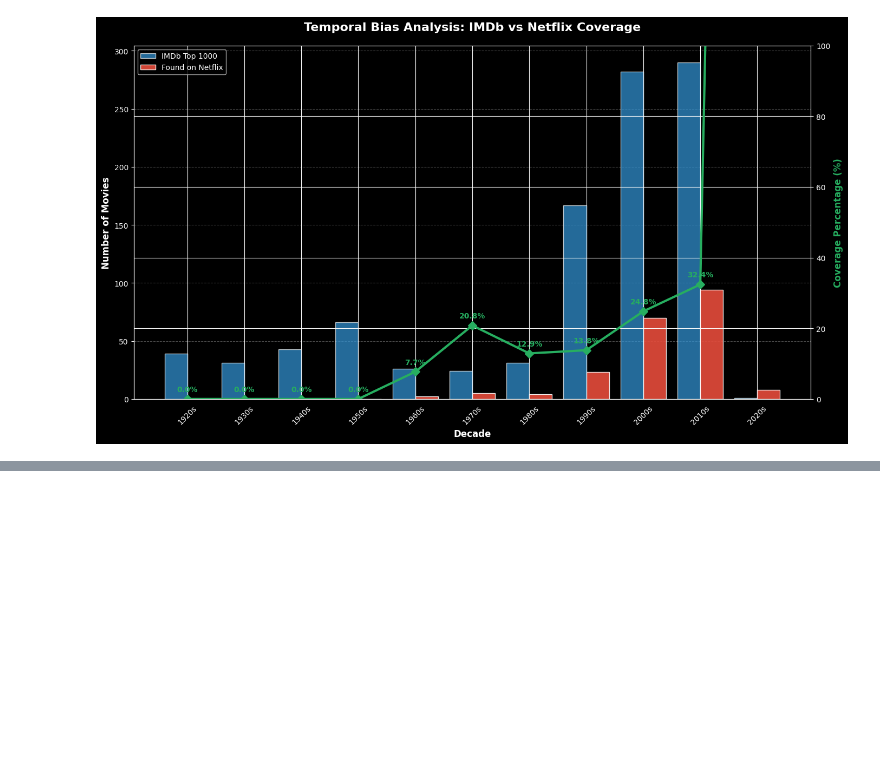
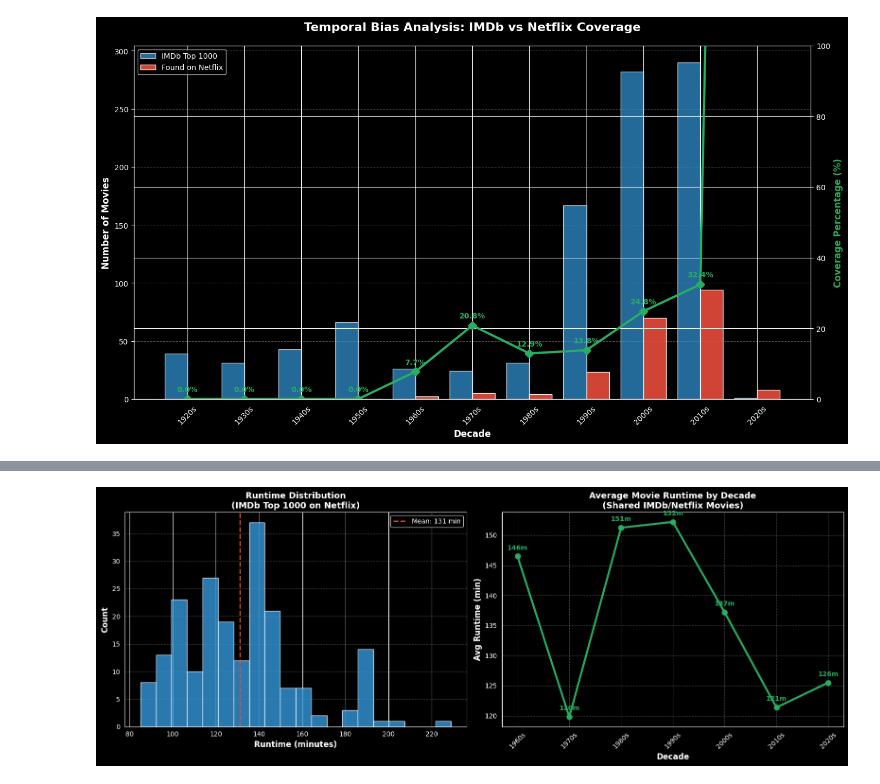
Before and after one commit to FOTIS21/IREI_FINAL, a Jupyter notebook: main.ipynb, the cells around one changed output, grey strips where cells are left out. Cells and saved outputs as stored; diff of their text form; code cells hidden in the pictures; blank space fills up the shorter version.

```diff
--- a/main.ipynb
+++ b/main.ipynb
@@ -121,0 +149,42 @@ plt.show()
+# %%
+# ---- DURATION & RUNTIME TRENDS ----
+
+# Netflix stores duration as "120 min" strings — extract numeric value
+merged_df['runtime_min'] = merged_df['duration'].str.extract(r'(\d+)').astype(float)
+
+# IMDb may have its own runtime column — check and use it if available
+# (adjust column name if yours differs, e.g. 'Runtime', 'runtime')
+if 'Runtime' in merged_df.columns:
+    imdb_df['runtime_clean'] = imdb_df['Runtime'].str.extract(r'(\d+)').astype(float)
+
+# --- Plot 1: Runtime Distribution (Histogram) ---
+fig, axes = plt.subplots(1, 2, figsize=(16, 6))
+
+axes[0].hist(merged_df['runtime_min'].dropna(), bins=20, color='#3498db', alpha=0.8, edgecolor='white')
+axes[0].axvline(merged_df['runtime_min'].mean(), color='#e74c3c', linestyle='--', linewidth=2,
+                label=f"Mean: {merged_df['runtime_min'].mean():.0f} min")
+axes[0].set_xlabel('Runtime (minutes)', fontsize=12, fontweight='bold')
+axes[0].set_ylabel('Count', fontsize=12, fontweight='bold')
+axes[0].set_title('Runtime Distribution\n(IMDb Top 1000 on Netflix)', fontsize=13, fontweight='bold')
+axes[0].legend()
+axes[0].grid(axis='y', linestyle='--', alpha=0.3)
+
+# --- Plot 2: Avg Runtime per Decade ---
+avg_runtime_by_decade = merged_df.groupby('decade')['runtime_min'].mean().sort_index()
+
+axes[1].plot(avg_runtime_by_decade.index, avg_runtime_by_decade.values,
+             marker='o', color='#27ae60', linewidth=3, markersize=8)
+
+for i, (dec, val) in enumerate(avg_runtime_by_decade.items()):
+    axes[1].annotate(f'{val:.0f}m', (dec, val), xytext=(0, 10),
+                     textcoords='offset points', ha='center', fontweight='bold', color='#27ae60')
+
+axes[1].set_xlabel('Decade', fontsize=12, fontweight='bold')
+axes[1].set_ylabel('Avg Runtime (min)', fontsize=12, fontweight='bold')
+axes[1].set_title('Average Movie Runtime by Decade\n(Shared IMDb/Netflix Movies)', fontsize=13, fontweight='bold')
+axes[1].grid(linestyle='--', alpha=0.3)
+plt.xticks(rotation=45)
+plt.tight_layout()
+plt.show()
+# %% [output]
+[figure, added]
```
Also changed, not shown: parts of 3 cells of this notebook.
